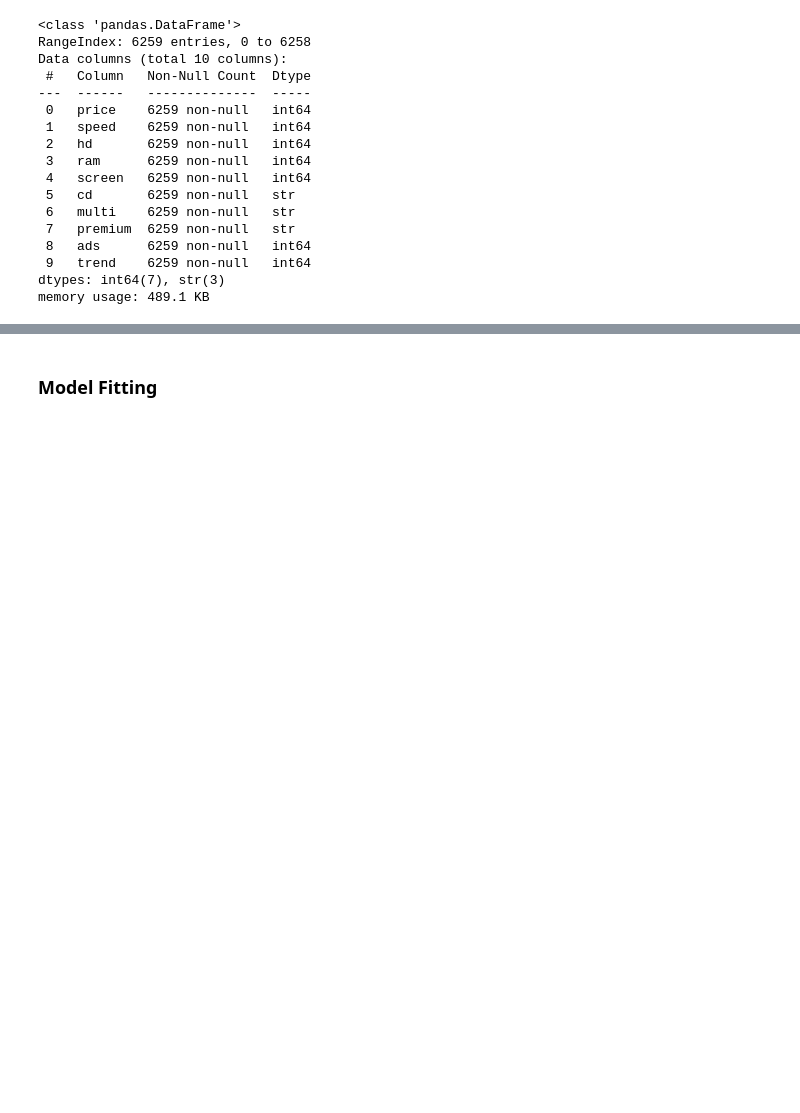
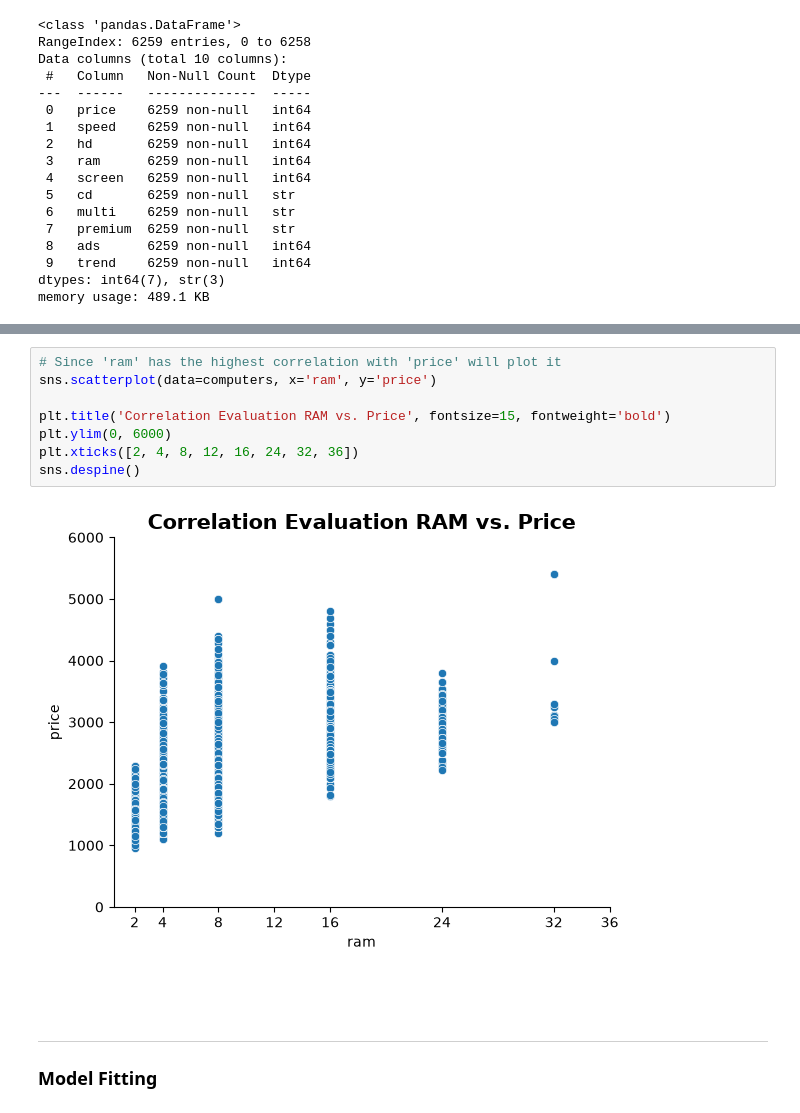
Before and after one commit to MiltonValleL/regression-and-forecasting, a Jupyter notebook: assignments/02_simple_regression_assignments.ipynb, the cells around one changed output, grey strips where cells are left out. Saved outputs shown, nothing was run; the diff lists cells and outputs as text; blank space fills up the shorter version.

```diff
--- a/assignments/02_simple_regression_assignments.ipynb
+++ b/assignments/02_simple_regression_assignments.ipynb
@@ -44,2 +98,16 @@ memory usage: 489.1 KB
+# %%
+# Since 'ram' has the highest correlation with 'price' will plot it
+sns.scatterplot(data=computers, x='ram', y='price')
+
+plt.title('Correlation Evaluation RAM vs. Price', fontsize=15, fontweight='bold')
+plt.ylim(0, 6000)
+plt.xticks([2, 4, 8, 12, 16, 24, 32, 36])
+sns.despine()
+# %% [output]
+[figure, added]
 # %% [markdown]
+<br><br>
+
+---
+
 ### Model Fitting
```
Also changed, not shown: parts of 17 cells of this notebook, 1 other file.
